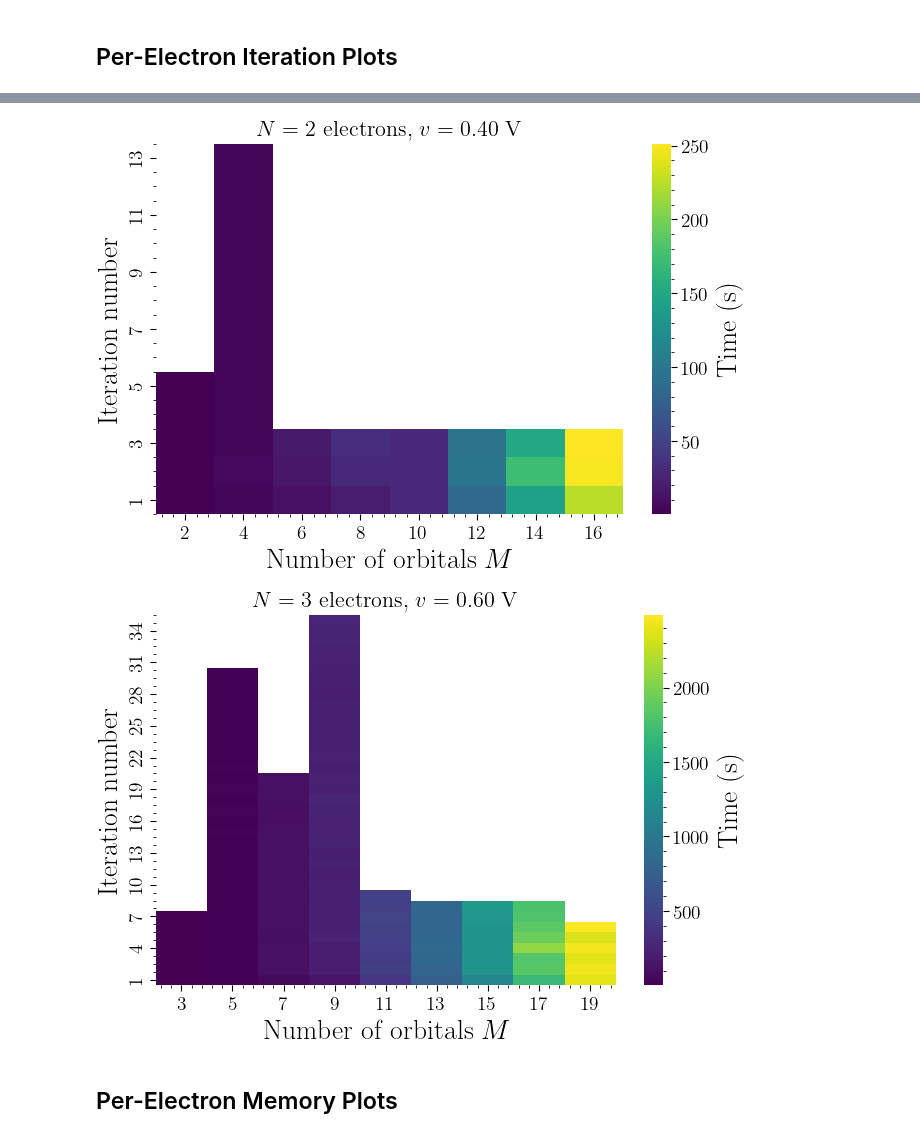
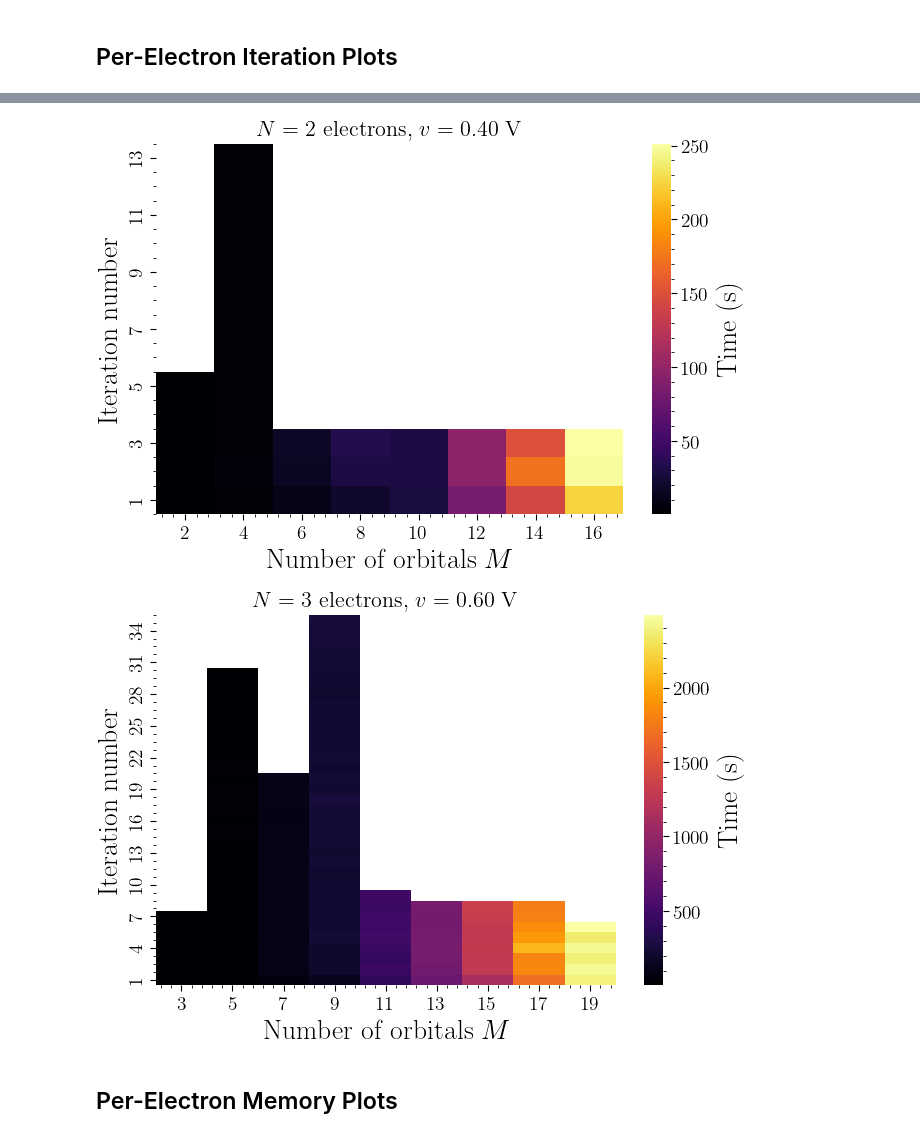
Before and after one commit to LeanderReascos/QDots, a Jupyter notebook: charge_stability/single_dot_results.ipynb, the cells around one changed output, grey strips where cells are left out. Cells and saved outputs as stored; diff of their text form; code cells hidden in the pictures.

```diff
--- a/charge_stability/single_dot_results.ipynb
+++ b/charge_stability/single_dot_results.ipynb
@@ -93,7 +93,7 @@ def profile_stage_info(stage_name):
     elif stage_name == 'Two-body integrals computation':
         stage = 'Two-body integral setup'
     elif stage_name.startswith('Integrals computation for iteration') or stage_name.startswith('Integrals '):
-        stage = 'SCF integrals'
+        stage = 'Integrals'
     elif stage_name.startswith('FCI calculation for iteration') or stage_name.startswith('FCI '):
         stage = 'FCI'
     elif stage_name.startswith('Two-body integrals transformation'):
@@ -334,29 +334,29 @@ def plot_iteration_heatmaps(metric, ylabel, file_tag, cmap, center=None):
 # %%
 #plot_stage_boxplots(
 #    metric='time_s',
 #    ylabel='Time (s)',
 #    file_tag='time',
 #    log_y=True,
 #)
 
 plot_stage_median_iqr(
     stats_df=time_stage_stats,
     ylabel='Time (s)',
     file_tag='time',
     log_y=True,
 )
 
 plot_iteration_heatmaps(
     metric='iteration_time_s',
     ylabel='Time (s)',
     file_tag='time',
-    cmap='viridis',
+    cmap='inferno',
 )
 # %% [output]
 [figure]
 [figure]
-[figure, old version]
+[figure, new version]
-[figure, old version]
+[figure, new version]
 # %% [markdown]
 ## Per-Electron Memory Plots
 # %%
```
Also changed, not shown: parts of 1 cell of this notebook, 14 other files.
